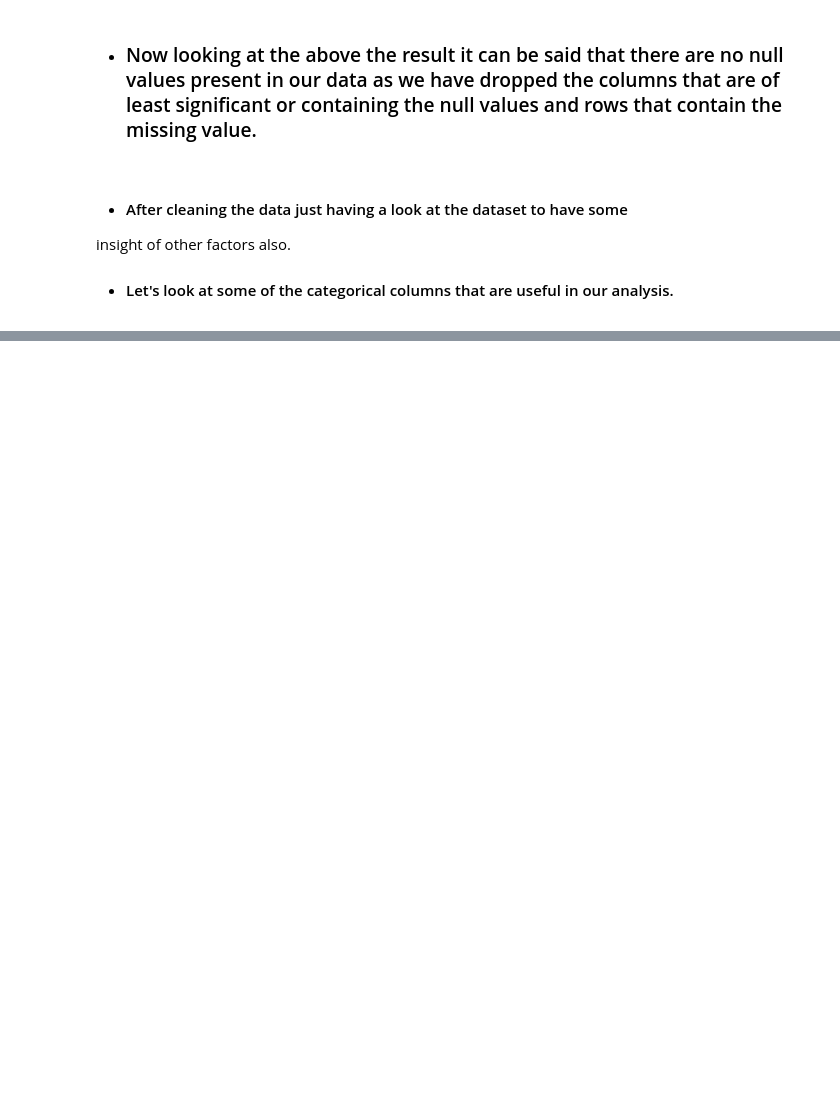
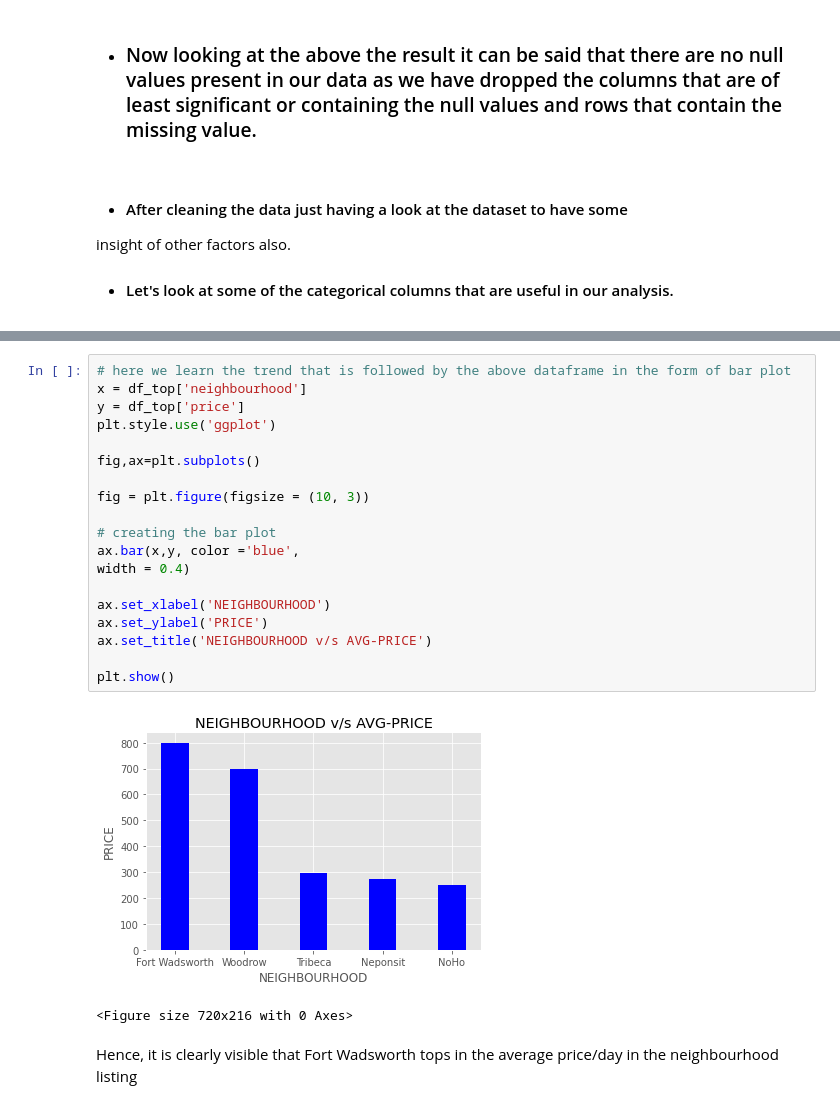
Before and after one commit to ParthSharma1197/EDA-CAPSTONE-AIRBNB, a Jupyter notebook: PARTH_SHARMA_Airbnb_Bookings_Analysis_Capstone_Project.ipynb, the cells around one changed output, grey strips where cells are left out. Saved outputs shown, nothing was run; the diff lists cells and outputs as text; blank space fills up the shorter version.

```diff
--- a/PARTH_SHARMA_Airbnb_Bookings_Analysis_Capstone_Project.ipynb
+++ b/PARTH_SHARMA_Airbnb_Bookings_Analysis_Capstone_Project.ipynb
@@ -246,0 +304,24 @@ array(['Private room', 'Entire home/apt', 'Shared room'], dtype=object)
+# %%
+# here we learn the trend that is followed by the above dataframe in the form of bar plot
+x = df_top['neighbourhood']
+y = df_top['price']
+plt.style.use('ggplot')
+
+fig,ax=plt.subplots()
+
+fig = plt.figure(figsize = (10, 3))
+
+# creating the bar plot
+ax.bar(x,y, color ='blue',
+width = 0.4)
+
+ax.set_xlabel('NEIGHBOURHOOD')
+ax.set_ylabel('PRICE')
+ax.set_title('NEIGHBOURHOOD v/s AVG-PRICE')
+
+plt.show()
+# %% [output]
+[figure, added]
+<Figure size 720x216 with 0 Axes>
+# %% [markdown]
+Hence, it is clearly visible that Fort Wadsworth tops in the average price/day in the neighbourhood listing
```
Also changed, not shown: parts of 42 cells of this notebook.
